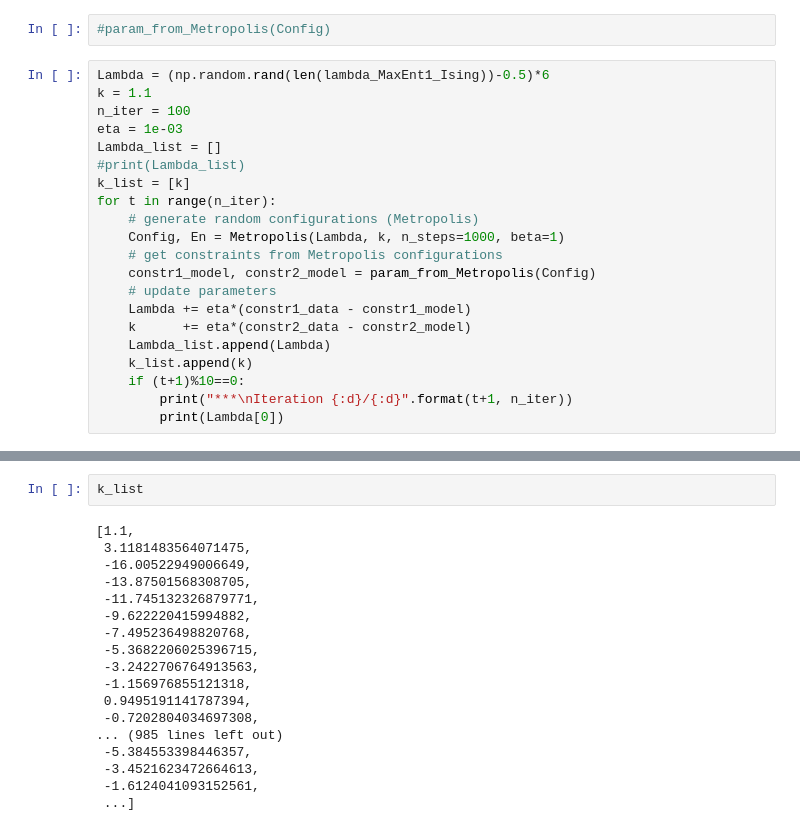
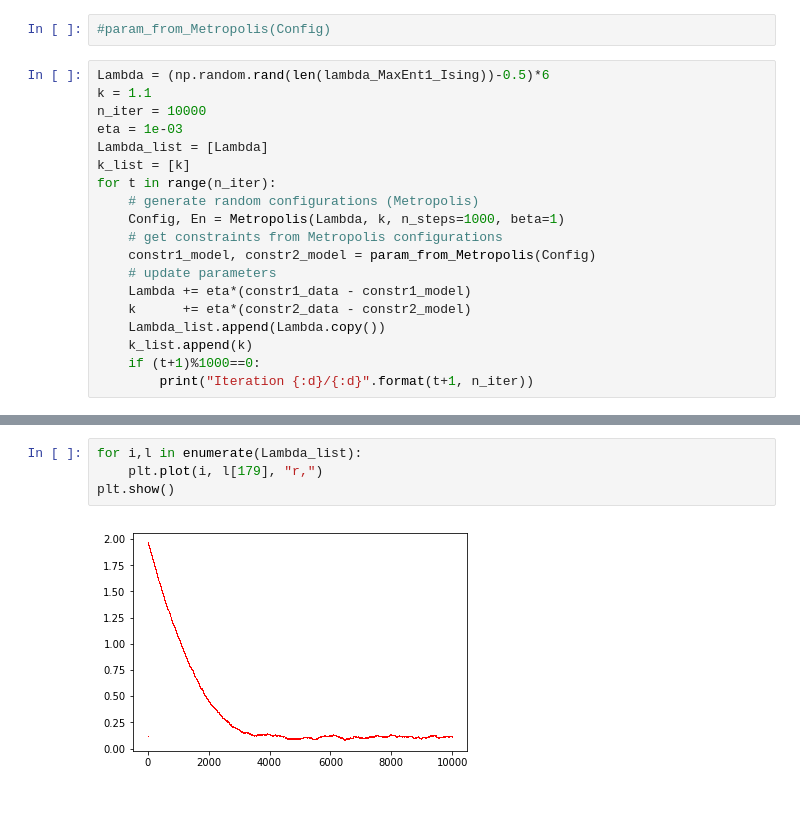
Before and after one commit to Agos95/ComplexSyst, a Jupyter notebook: 01/Exercise.ipynb, the cells around one changed output, grey strips where cells are left out. Saved outputs shown, nothing was run; the diff lists cells and outputs as text; blank space fills up the shorter version.

```diff
--- a/01/Exercise.ipynb
+++ b/01/Exercise.ipynb
@@ -291,10 +291,9 @@ def param_from_Metropolis(Configurations, discard_rate=.75):
 # %%
 Lambda = (np.random.rand(len(lambda_MaxEnt1_Ising))-0.5)*6
 k = 1.1
-n_iter = 100
+n_iter = 10000
 eta = 1e-03
-Lambda_list = []
-#print(Lambda_list)
+Lambda_list = [Lambda]
 k_list = [k]
 for t in range(n_iter):
     # generate random configurations (Metropolis)
@@ -304,9 +303,8 @@ for t in range(n_iter):
     # update parameters
     Lambda += eta*(constr1_data - constr1_model)
     k      += eta*(constr2_data - constr2_model)
-    Lambda_list.append(Lambda)
+    Lambda_list.append(Lambda.copy())
     k_list.append(k)
-    if (t+1)%10==0:
-        print("***\nIteration {:d}/{:d}".format(t+1, n_iter))
-        print(Lambda[0])
+    if (t+1)%1000==0:
+        print("Iteration {:d}/{:d}".format(t+1, n_iter))
 # %% [output]
@@ -350,20 +321,6 @@ Lambda_list
-# %%
-k_list
-# %% [output]
-[1.1,
- 3.1181483564071475,
- -16.00522949006649,
- -13.87501568308705,
- -11.745132326879771,
- -9.622220415994882,
- -7.495236498820768,
- -5.3682206025396715,
- -3.2422706764913563,
- -1.156976855121318,
- 0.9495191141787394,
- -0.7202804034697308,
-... (985 lines left out)
- -5.384553398446357,
- -3.4521623472664613,
- -1.6124041093152561,
- ...]
+# %%
+for i,l in enumerate(Lambda_list):
+    plt.plot(i, l[179], "r,")
+plt.show()
+# %% [output]
+[figure, added]
```
Also changed, not shown: parts of 8 cells of this notebook.
